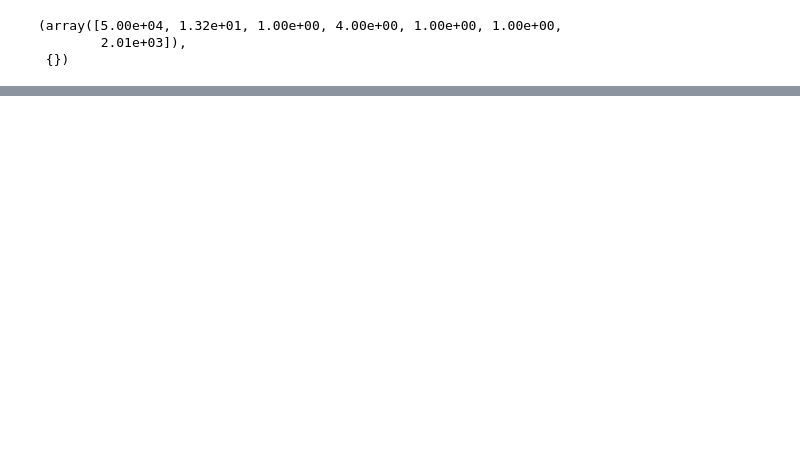
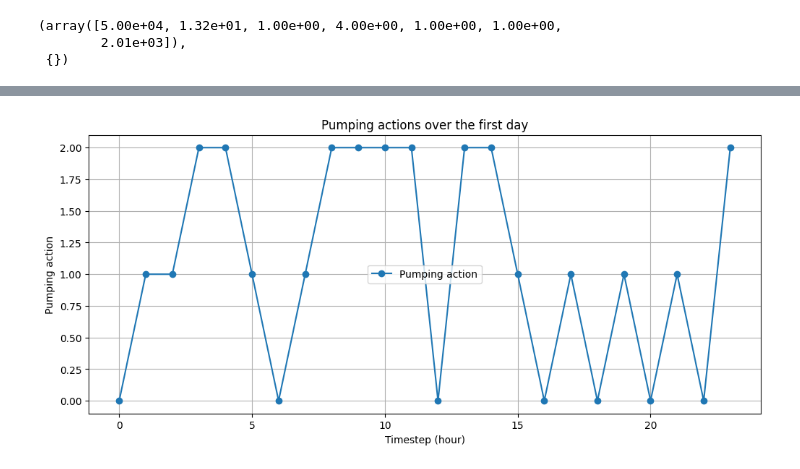
Before and after one commit to HLBurger/project-RL-hydrodam, a Jupyter notebook: Qllearning.ipynb, the cells around one changed output, grey strips where cells are left out. Drawn from its saved outputs; the diff is of its cells as text; code cells hidden in the pictures; blank space fills up the shorter version.

```diff
--- a/Qllearning.ipynb
+++ b/Qllearning.ipynb
@@ -40,5 +61,22 @@ Total reward in evaluation: 32.8784865527682
 # %%
 # agent.visualize_rewards()
+# %%
+import matplotlib.pyplot as plt
+%matplotlib inline
+
+# Zorg dat je water_levels al hebt van agent.play()
+actions = agent.env.action_history[:24]  # eerste 7 dagen, 24 uur per dag
+
+plt.figure(figsize=(12,5))
+plt.plot(actions, marker='o')
+plt.title("Pumping actions over the first day")
+plt.xlabel("Timestep (hour)")
+plt.ylabel("Pumping action")
+plt.legend(["Pumping action"])
+plt.grid(True)
+plt.show()
+# %% [output]
+[figure, added]
 # %%
 # Plot waterniveau over tijd
 %matplotlib inline
```
Also changed, not shown: parts of 13 cells of this notebook, 4 other files.
